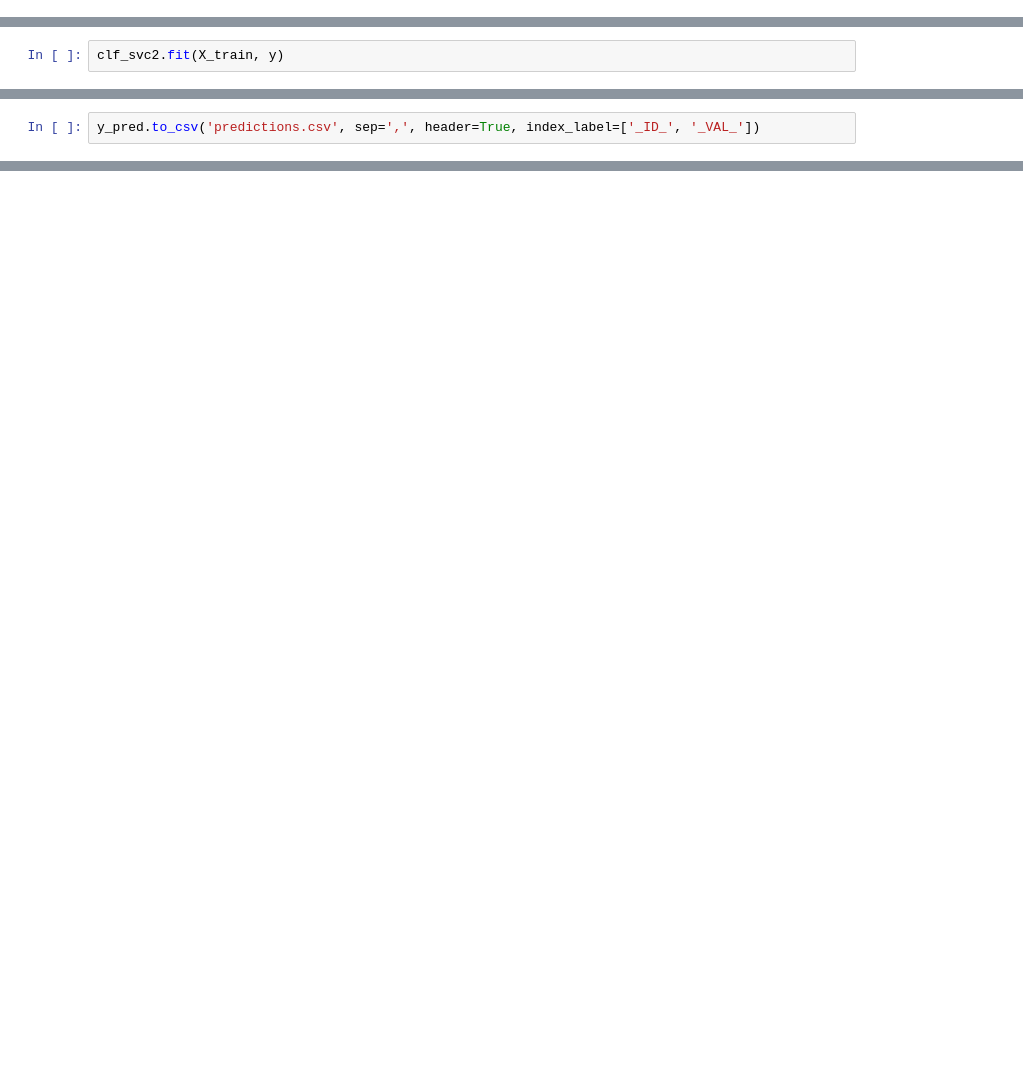
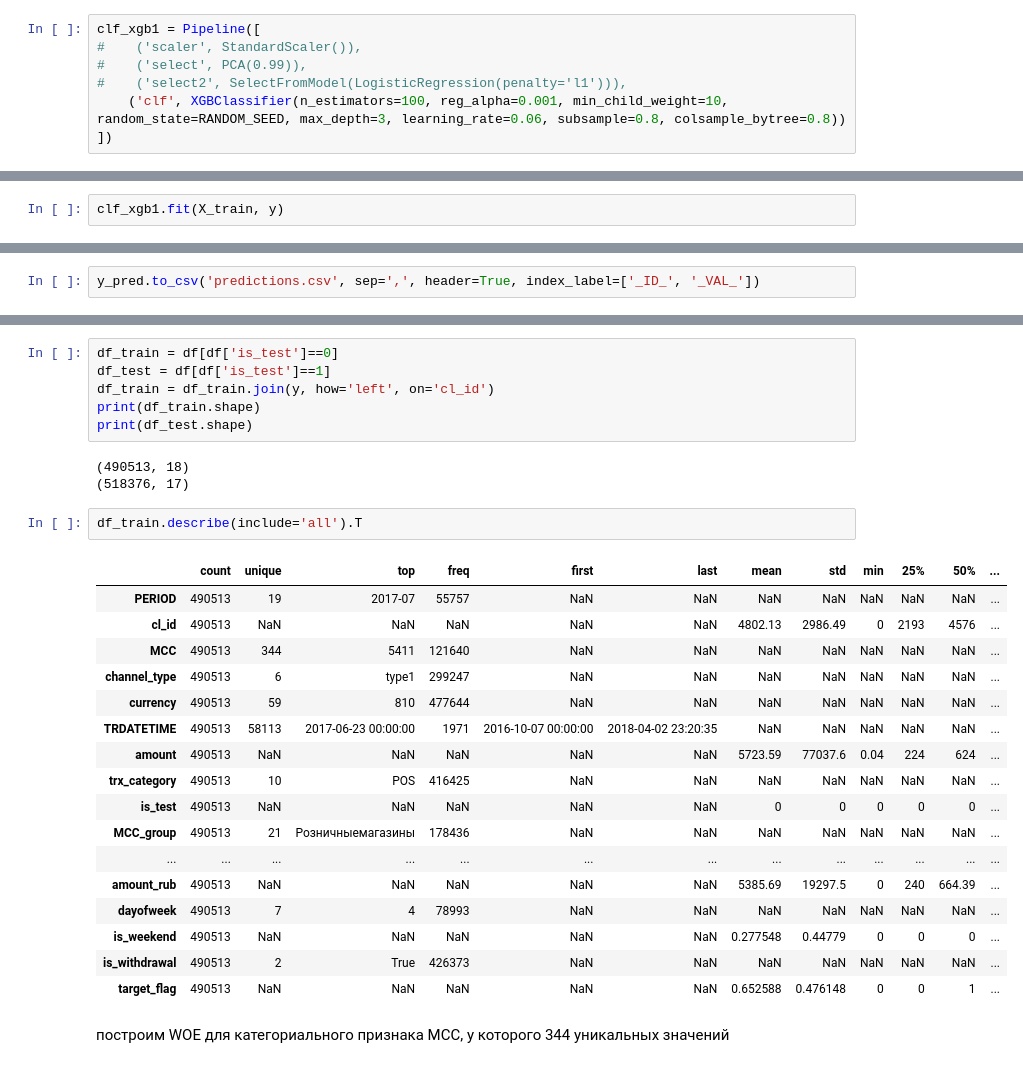
Before and after one commit to MaxMin223/ds03, a Jupyter notebook: hw_3.2.ipynb, the cells around one changed output, grey strips where cells are left out. Saved outputs shown, nothing was run; the diff lists cells and outputs as text; blank space fills up the shorter version.

```diff
--- a/hw_3.2.ipynb
+++ b/hw_3.2.ipynb
@@ -1171,0 +1357,7 @@ roc_auc на cv: 0.7351460601219957
+# %%
+clf_xgb1 = Pipeline([
+#    ('scaler', StandardScaler()),
+#    ('select', PCA(0.99)),
+#    ('select2', SelectFromModel(LogisticRegression(penalty='l1'))),
+    ('clf', XGBClassifier(n_estimators=100, reg_alpha=0.001, min_child_weight=10, random_state=RANDOM_SEED, max_depth=3, learning_rate=0.06, subsample=0.8, colsample_bytree=0.8))
+])
@@ -1174,6 +1419,6 @@ roc_auc на cv: 0.7351460601219957
 # %% [markdown]
 Лучшей моделью с параметрами по умолчанию оказался нелинейный SVM с ядром RBF. Точность можно было бы улучшить настройкой параметров на GridSearch. Времени на это не осталось. Делаем предсказание, как есть.
 # %%
-clf_svc2.fit(X_train, y)
+clf_xgb1.fit(X_train, y)
 # %% [output]
 Pipeline(memory=None,
@@ -1195,0 +1463,31 @@ y_pred.to_csv('predictions.csv', sep=',', header=True, index_label=['_ID_', '_VA
+# %%
+df_train = df[df['is_test']==0]
+df_test = df[df['is_test']==1]
+df_train = df_train.join(y, how='left', on='cl_id')
+print(df_train.shape)
+print(df_test.shape)
+# %% [output]
+(490513, 18)
+(518376, 17)
+# %%
+df_train.describe(include='all').T
+# %% [output]
+|  | count | unique | top | freq | first | last | mean | std | min | 25% | 50% | ... |
+| PERIOD | 490513 | 19 | 2017-07 | 55757 | NaN | NaN | NaN | NaN | NaN | NaN | NaN | ... |
+| cl_id | 490513 | NaN | NaN | NaN | NaN | NaN | 4802.13 | 2986.49 | 0 | 2193 | 4576 | ... |
+| MCC | 490513 | 344 | 5411 | 121640 | NaN | NaN | NaN | NaN | NaN | NaN | NaN | ... |
+| channel_type | 490513 | 6 | type1 | 299247 | NaN | NaN | NaN | NaN | NaN | NaN | NaN | ... |
+| currency | 490513 | 59 | 810 | 477644 | NaN | NaN | NaN | NaN | NaN | NaN | NaN | ... |
+| TRDATETIME | 490513 | 58113 | 2017-06-23 00:00:00 | 1971 | 2016-10-07 00:00:00 | 2018-04-02 23:20:35 | NaN | NaN | NaN | NaN | NaN | ... |
+| amount | 490513 | NaN | NaN | NaN | NaN | NaN | 5723.59 | 77037.6 | 0.04 | 224 | 624 | ... |
+| trx_category | 490513 | 10 | POS | 416425 | NaN | NaN | NaN | NaN | NaN | NaN | NaN | ... |
+| is_test | 490513 | NaN | NaN | NaN | NaN | NaN | 0 | 0 | 0 | 0 | 0 | ... |
+| MCC_group | 490513 | 21 | Розничныемагазины | 178436 | NaN | NaN | NaN | NaN | NaN | NaN | NaN | ... |
+| ... | ... | ... | ... | ... | ... | ... | ... | ... | ... | ... | ... | ... |
+| amount_rub | 490513 | NaN | NaN | NaN | NaN | NaN | 5385.69 | 19297.5 | 0 | 240 | 664.39 | ... |
+| dayofweek | 490513 | 7 | 4 | 78993 | NaN | NaN | NaN | NaN | NaN | NaN | NaN | ... |
+| is_weekend | 490513 | NaN | NaN | NaN | NaN | NaN | 0.277548 | 0.44779 | 0 | 0 | 0 | ... |
+| is_withdrawal | 490513 | 2 | True | 426373 | NaN | NaN | NaN | NaN | NaN | NaN | NaN | ... |
+| target_flag | 490513 | NaN | NaN | NaN | NaN | NaN | 0.652588 | 0.476148 | 0 | 0 | 1 | ... |
+# %% [markdown]
+построим WOE для категориального признака MCC, у которого 344 уникальных значений
```
Also changed, not shown: parts of 68 cells of this notebook.
